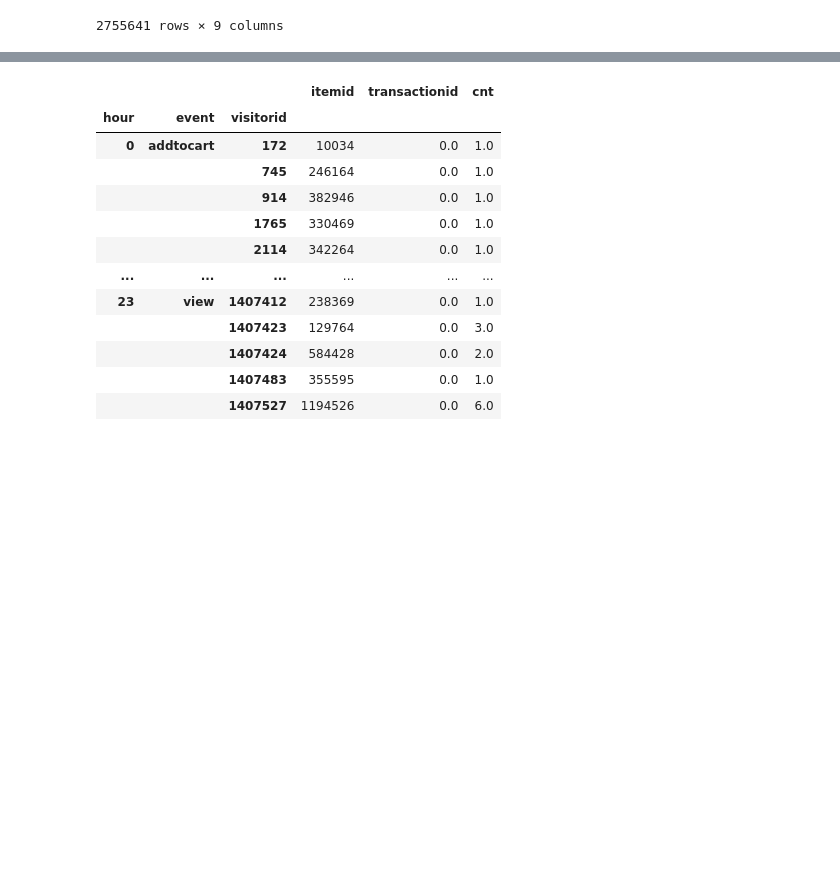
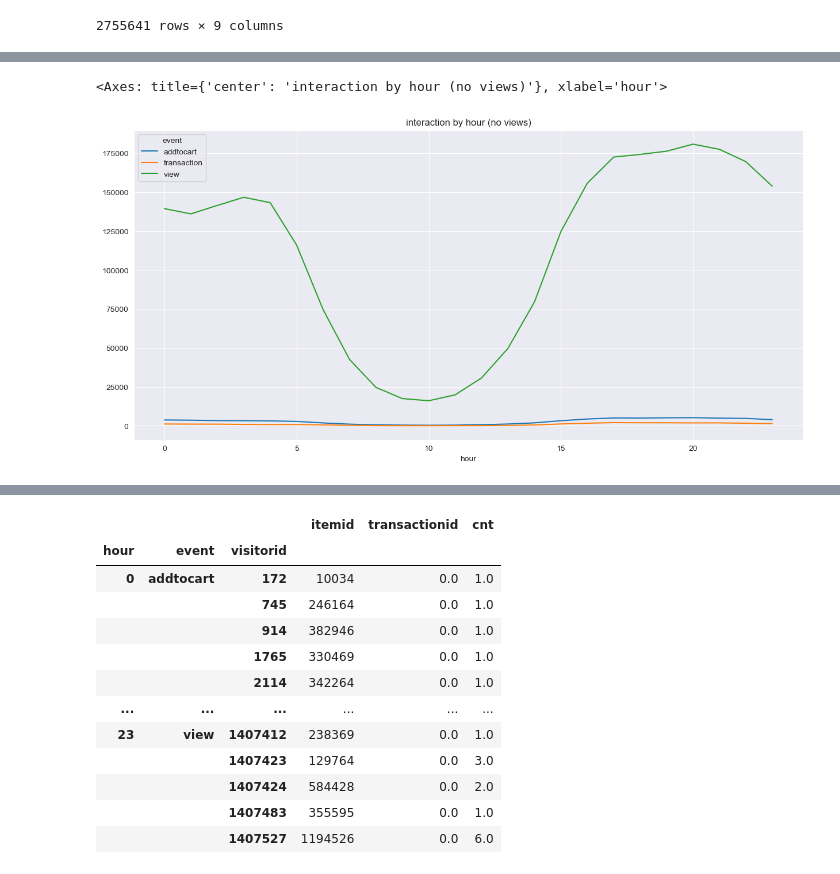
Before and after one commit to tomhuber96/master-thesis-practical-part, a Jupyter notebook: EDA/detail_rocket_eda.ipynb, the cells around one changed output, grey strips where cells are left out. Cells and saved outputs as stored; diff of their text form; code cells hidden in the pictures; blank space fills up the shorter version.

```diff
--- a/EDA/detail_rocket_eda.ipynb
+++ b/EDA/detail_rocket_eda.ipynb
@@ -291,4 +319,14 @@ events_copy[events_copy['event'] != 'view'].groupby(['date','event']).sum()['cnt
 # %% [output]
 <Axes: title={'center': 'Interactions per day (no views)'}, xlabel='date'>
 [figure]
+# %%
+temp_subset = events_subset[['hour', 'event', 'cnt']]
+grouped_hour_data = temp_subset.groupby(['hour', 'event']).sum()['cnt']
+
+fig, ax = plt.subplots(figsize=(15,7))
+plt.title('interaction by hour (no views)')
+grouped_hour_data.unstack().plot(ax=ax)
+# %% [output]
+<Axes: title={'center': 'interaction by hour (no views)'}, xlabel='hour'>
+[figure, added]
 # %%
```
Also changed, not shown: parts of 21 cells of this notebook, 2 other files.
